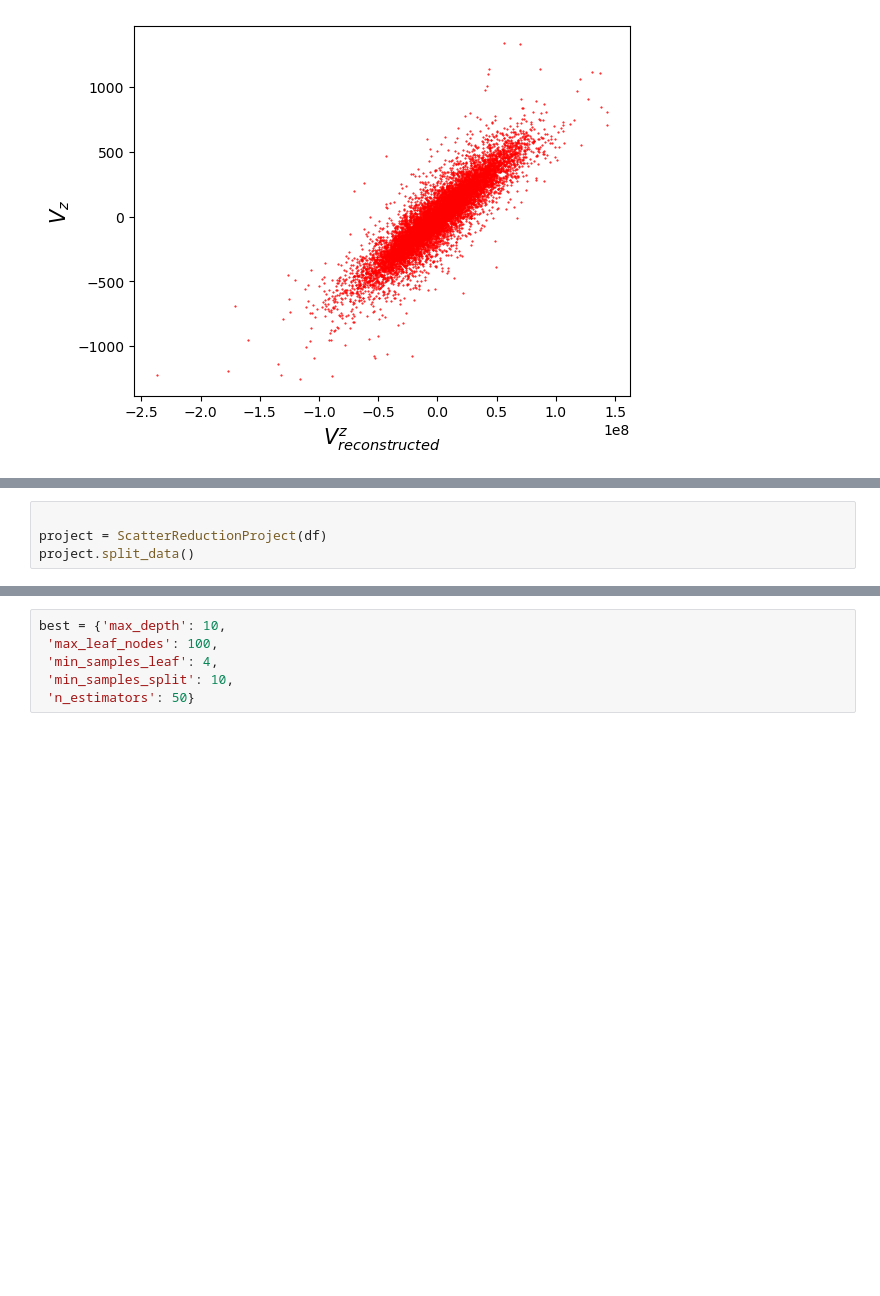
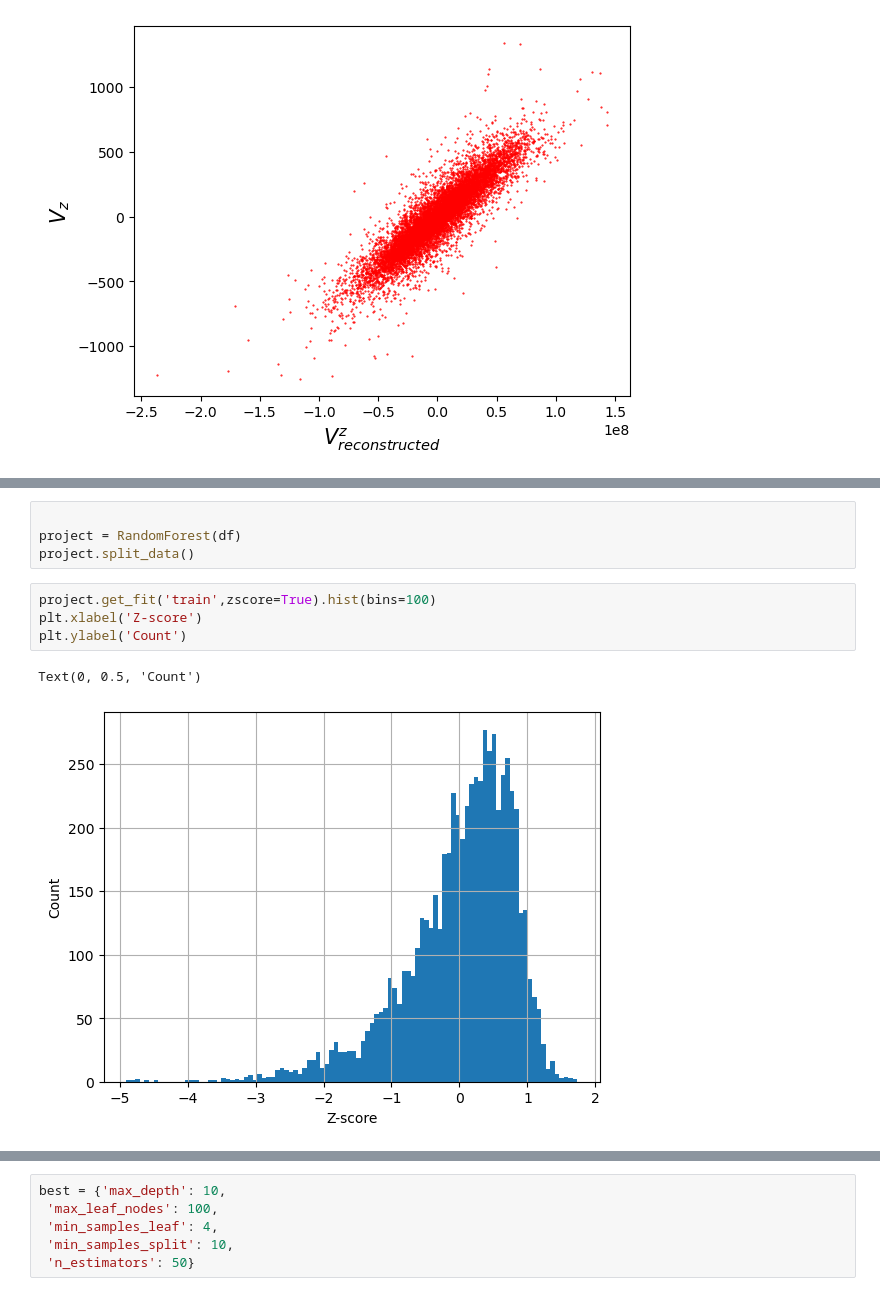
Before and after one commit to antolonappan/kSZscaler, a Jupyter notebook: Notebooks/density.ipynb, the cells around one changed output, grey strips where cells are left out. Drawn from its saved outputs; the diff is of its cells as text; blank space fills up the shorter version.

Commit message:
zscore r2 stat
Signed-off-by: Anto Idicherian Lonappan <antolonappan@icloud.com>

```diff
--- a/Notebooks/density.ipynb
+++ b/Notebooks/density.ipynb
@@ -169,4 +45,11 @@ class ScatterReductionProject:
 # %%
 
-project = ScatterReductionProject(df)
+project = RandomForest(df)
 project.split_data()
+# %%
+project.get_fit('train',zscore=True).hist(bins=100)
+plt.xlabel('Z-score')
+plt.ylabel('Count')
+# %% [output]
+Text(0, 0.5, 'Count')
+[figure, added]
```
Also changed, not shown: parts of 43 cells of this notebook, 1 other file.
